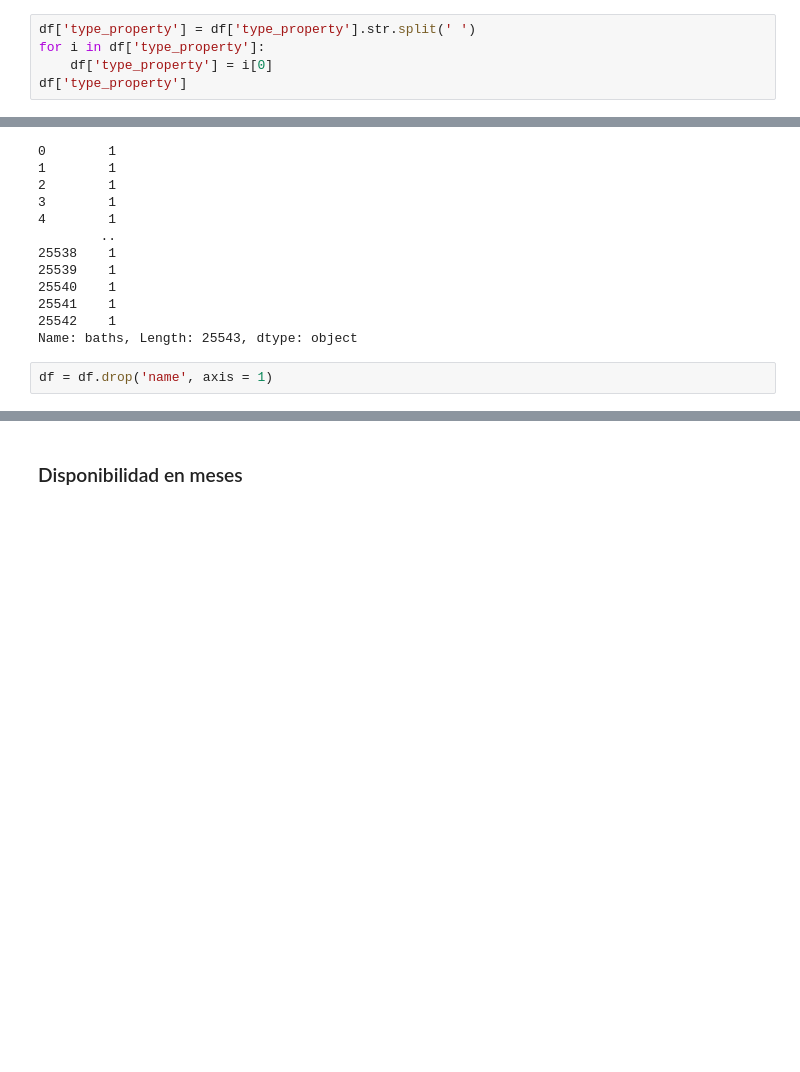
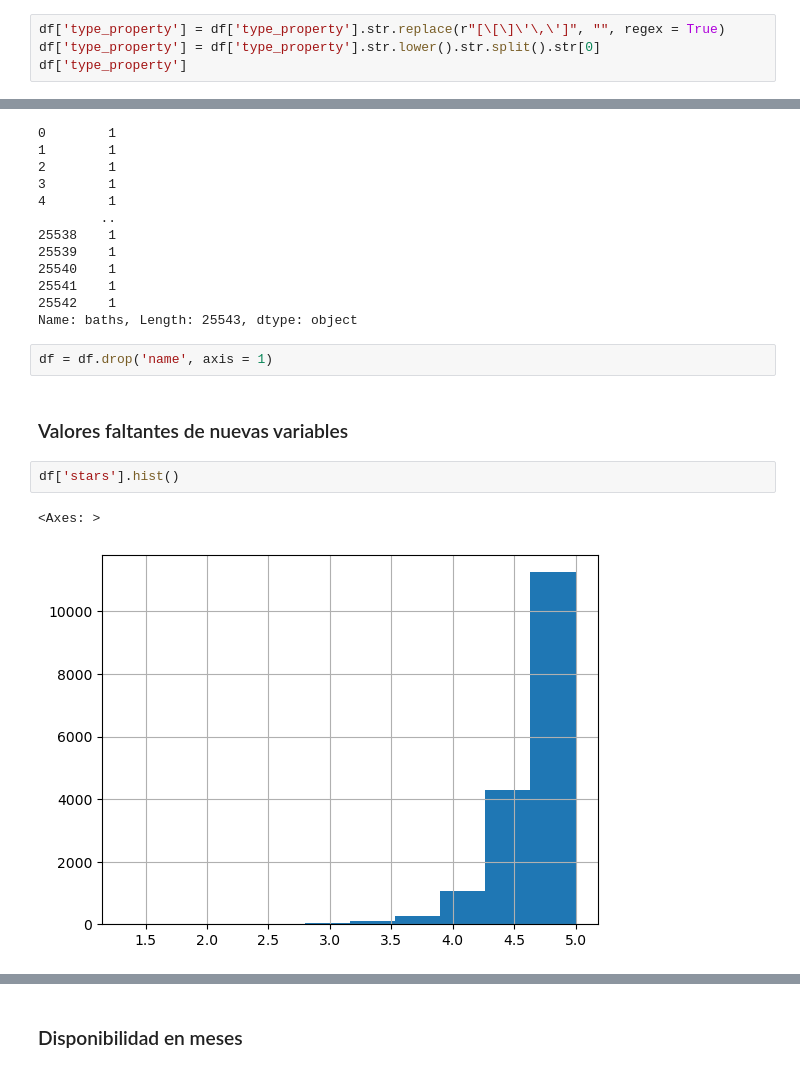
Before and after one commit to EstebanGomezVal/iteso-data-analytics, a Jupyter notebook: notebooks/Kmeans_madrid.ipynb, the cells around one changed output, grey strips where cells are left out. Saved outputs shown, nothing was run; the diff lists cells and outputs as text; blank space fills up the shorter version.

```diff
--- a/notebooks/Kmeans_madrid.ipynb
+++ b/notebooks/Kmeans_madrid.ipynb
@@ -100,8 +101,7 @@ df.head()
 # %% [markdown]
 ### Tipo de propiedad
 # %%
-df['type_property'] = df['type_property'].str.split(' ')
-for i in df['type_property']:
-    df['type_property'] = i[0]
+df['type_property'] = df['type_property'].str.replace(r"[\[\]\'\,\']", "", regex = True)
+df['type_property'] = df['type_property'].str.lower().str.split().str[0]
 df['type_property']
 # %% [output]
@@ -191,3 +191,10 @@ df['baths']
 Name: baths, Length: 25543, dtype: object
 # %%
 df = df.drop('name', axis = 1)
+# %% [markdown]
+### Valores faltantes de nuevas variables
+# %%
+df['stars'].hist()
+# %% [output]
+<Axes: >
+[figure, added]
```
Also changed, not shown: parts of 12 cells of this notebook.
